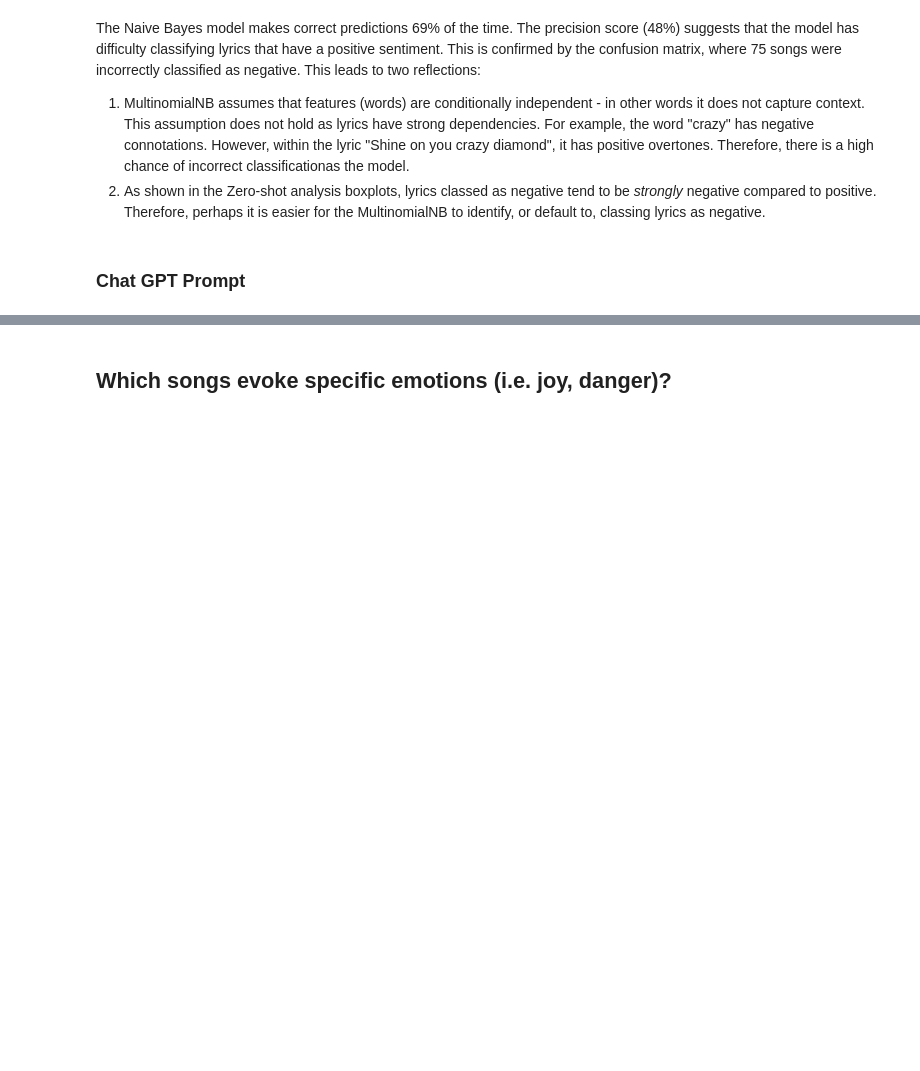
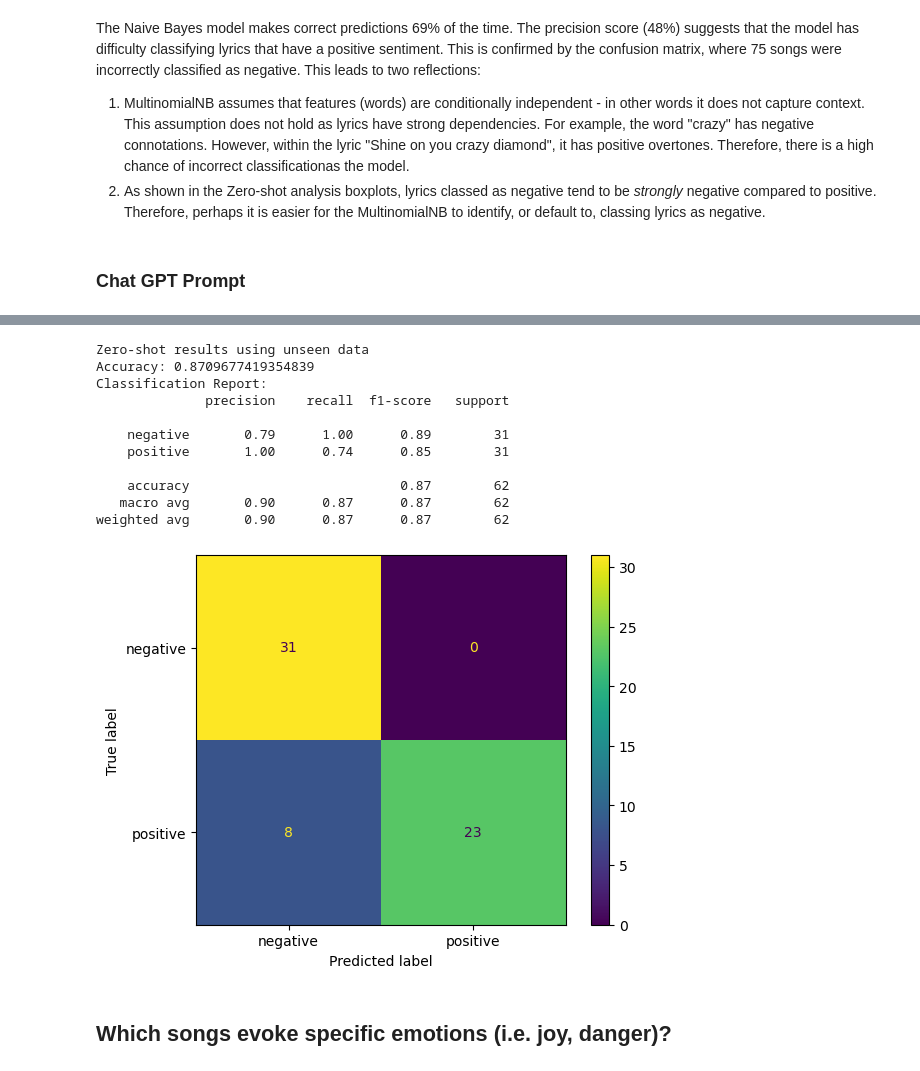
Before and after one commit to wanyakrecipes/lyrical_sentiment, a Jupyter notebook: notebook.ipynb, the cells around one changed output, grey strips where cells are left out. Saved outputs shown, nothing was run; the diff lists cells and outputs as text; code cells hidden in the pictures; blank space fills up the shorter version.

```diff
--- a/notebook.ipynb
+++ b/notebook.ipynb
@@ -707,3 +637,58 @@ The Naive Bayes model makes correct predictions 69% of the time. The precision s
+# %%
+# Zero-Shot Classification
+
+#Create dataset for zero shot results
+song_lyrics_zero_shot_unseen_df = song_lyrics_labelled_df.copy()
+
+#Sentiment labels
+sentiment_labels = ["positive","neutral","negative"]
+
+# Function to classify text and store results
+def classify_lyrics(lyrics, candidate_labels):
+    result = classifier(lyrics, candidate_labels)
+    return result
+
+# Apply classification to each row and store results
+song_lyrics_zero_shot_unseen_df['classification'] = song_lyrics_zero_shot_unseen_df['lyrics'].apply(lambda x: classify_lyrics(x, sentiment_labels))
+
+# Extract the scores for each label
+for label in sentiment_labels:
+    song_lyrics_zero_shot_unseen_df[label] = song_lyrics_zero_shot_unseen_df['classification'].apply(lambda x: x['scores'][x['labels'].index(label)])
+
+# Extract the predicted label and score
+song_lyrics_zero_shot_unseen_df['predicted_label'] = song_lyrics_zero_shot_unseen_df['classification'].apply(lambda x: x['labels'][0])
+song_lyrics_zero_shot_unseen_df['predicted_score'] = song_lyrics_zero_shot_unseen_df['classification'].apply(lambda x: x['scores'][0])
+
+# Drop the intermediate 'Classification' column
+song_lyrics_zero_shot_unseen_df = song_lyrics_zero_shot_unseen_df.drop(columns=['classification'])
+# %%
+#Confusion Matrix
+accuracy = accuracy_score(song_lyrics_zero_shot_unseen_df['actual_label'], song_lyrics_zero_shot_unseen_df['predicted_label'])
+print("Zero-shot results using unseen data")
+print(f"Accuracy: {accuracy}")
+print("Classification Report:")
+print(classification_report(song_lyrics_zero_shot_unseen_df['actual_label'], song_lyrics_zero_shot_unseen_df['predicted_label']))
+
+# Print Confusion Matrix
+cm = confusion_matrix(song_lyrics_zero_shot_unseen_df['actual_label'], song_lyrics_zero_shot_unseen_df['predicted_label'], labels=nb.classes_)
+disp = ConfusionMatrixDisplay(confusion_matrix=cm,
+                              display_labels=nb.classes_)
+
+disp.plot()
+plt.show()
+# %% [output]
+Zero-shot results using unseen data
+Accuracy: 0.8709677419354839
+Classification Report:
+              precision    recall  f1-score   support
+
+    negative       0.79      1.00      0.89        31
+    positive       1.00      0.74      0.85        31
+
+    accuracy                           0.87        62
+   macro avg       0.90      0.87      0.87        62
+weighted avg       0.90      0.87      0.87        62
+[figure, added]
 # %% [markdown]
 ## Which songs evoke specific emotions (i.e. joy, danger)?
 # %%
```
Also changed, not shown: parts of 24 cells of this notebook.
